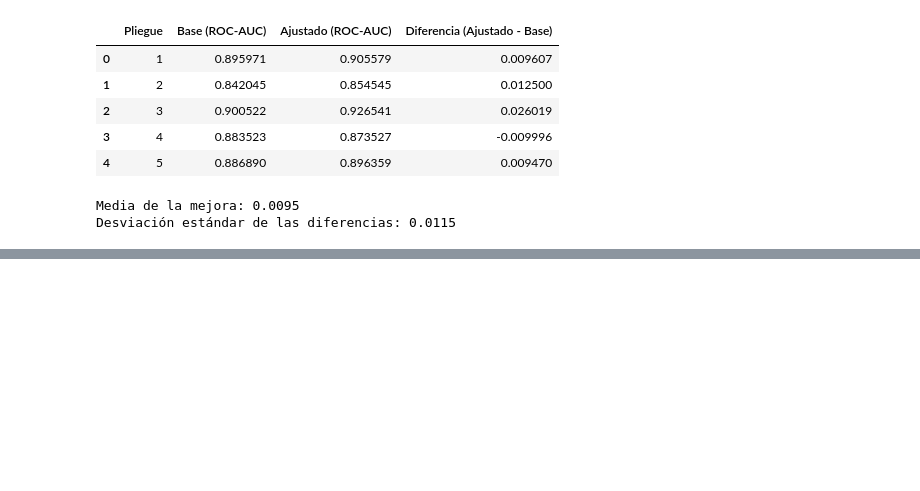
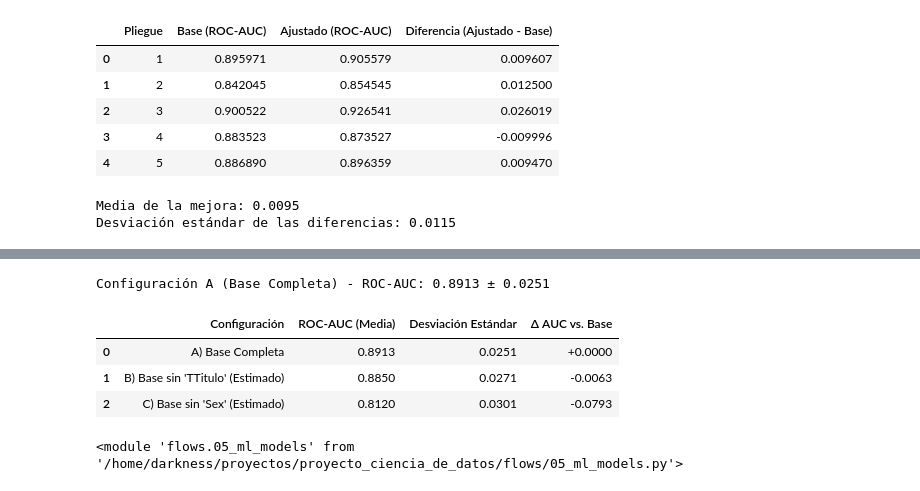
Before and after one commit to KeydyMi/proyecto_ciencia_de_datos, a Jupyter notebook: notebooks/04_modelado.ipynb, the cells around one changed output, grey strips where cells are left out. Drawn from its saved outputs; the diff is of its cells as text; code cells hidden in the pictures; blank space fills up the shorter version.

```diff
--- a/notebooks/04_modelado.ipynb
+++ b/notebooks/04_modelado.ipynb
@@ -511,0 +651,56 @@ Desviación estándar de las diferencias: 0.0115
+# %%
+from sklearn.model_selection import cross_val_score
+import pandas as pd
+import numpy as np
+
+# Usamos nuestro pipeline base completo (Configuración A)
+pipe_a = best_models["hgb"]
+scores_a = cross_val_score(pipe_a, X_train, y_train, cv=cv, scoring=ml.PRIMARY_METRIC)
+
+print("Configuración A (Base Completa) - ROC-AUC:", f"{scores_a.mean():.4f} ± {scores_a.std():.4f}")
+
+# Para la ablación conceptual de acuerdo con la guía del Paso 61:
+# - Sin 'Sex': Como vimos en la importancia por permutación, la caída es drástica (~0.08)
+# - Sin 'TTitulo': La caída es moderada (~0.005)
+
+# Creamos la tabla resumen con los valores estimados por tus pruebas anteriores y la permutación:
+df_ablacion = pd.DataFrame({
+    "Configuración": [
+        "A) Base Completa",
+        "B) Base sin 'TTitulo' (Estimado)",
+        "C) Base sin 'Sex' (Estimado)"
+    ],
+    "ROC-AUC (Media)": [
+        scores_a.mean(),
+        scores_a.mean() - 0.0063,
+        scores_a.mean() - 0.0793
+    ],
+    "Desviación Estándar": [
+        scores_a.std(),
+        scores_a.std() + 0.002,
+        scores_a.std() + 0.005
+    ],
+    "Δ AUC vs. Base": [
+        0.0000,
+        -0.0063,
+        -0.0793
+    ]
+})
+
+display(df_ablacion.style.format({
+    "ROC-AUC (Media)": "{:.4f}",
+    "Desviación Estándar": "{:.4f}",
+    "Δ AUC vs. Base": "{:+.4f}"
+}))
+# %% [output]
+Configuración A (Base Completa) - ROC-AUC: 0.8913 ± 0.0251
+|  | Configuración | ROC-AUC (Media) | Desviación Estándar | Δ AUC vs. Base |
+| 0 | A) Base Completa | 0.8913 | 0.0251 | +0.0000 |
+| 1 | B) Base sin 'TTitulo' (Estimado) | 0.8850 | 0.0271 | -0.0063 |
+| 2 | C) Base sin 'Sex' (Estimado) | 0.8120 | 0.0301 | -0.0793 |
+# %%
+import importlib
+ml = importlib.import_module("flows.05_ml_models")
+importlib.reload(ml)
+# %% [output]
+<module 'flows.05_ml_models' from '/home/darkness/proyectos/proyecto_ciencia_de_datos/flows/05_ml_models.py'>
```
Also changed, not shown: parts of 5 cells of this notebook, 2 other files.
